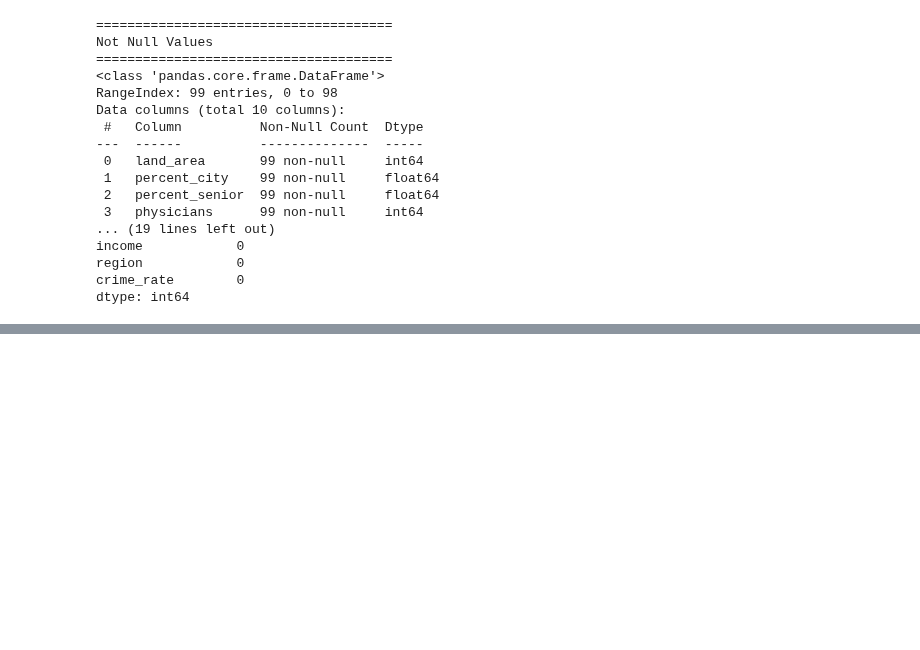
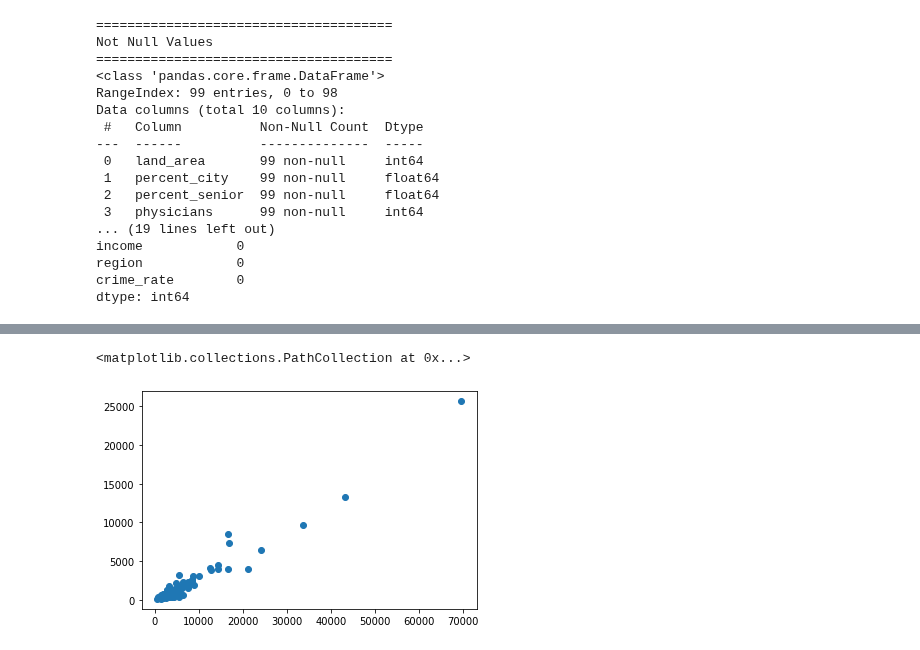
Before and after one commit to hpnightowl/Owlsbooks, a Jupyter notebook: Metropolitan.ipynb, the cells around one changed output, grey strips where cells are left out. Drawn from its saved outputs; the diff is of its cells as text; code cells hidden in the pictures; blank space fills up the shorter version.

```diff
--- a/Metropolitan.ipynb
+++ b/Metropolitan.ipynb
@@ -46,0 +101,5 @@ dtype: int64
+# %%
+plt.scatter(data.hospital_beds,data.physicians)
+# %% [output]
+<matplotlib.collections.PathCollection at 0x...>
+[figure, added]
```
Also changed, not shown: parts of 11 cells of this notebook.
